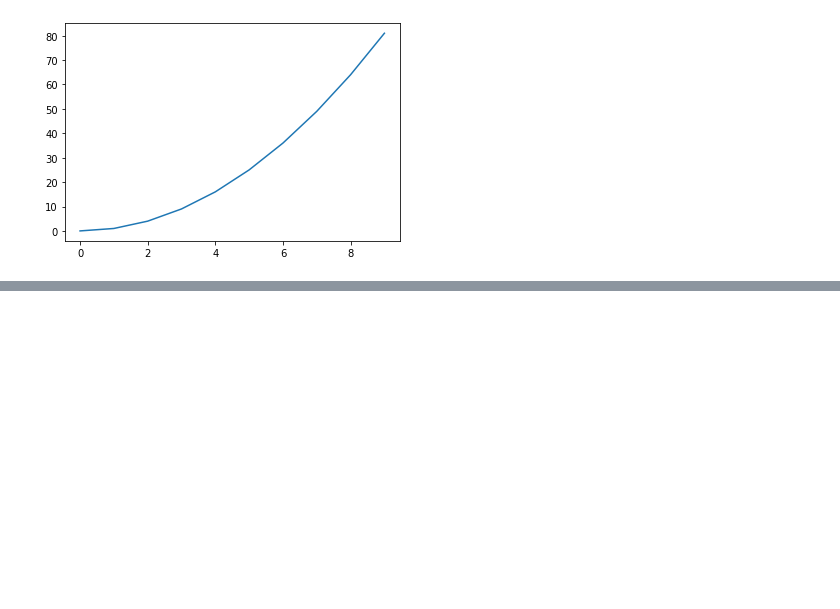
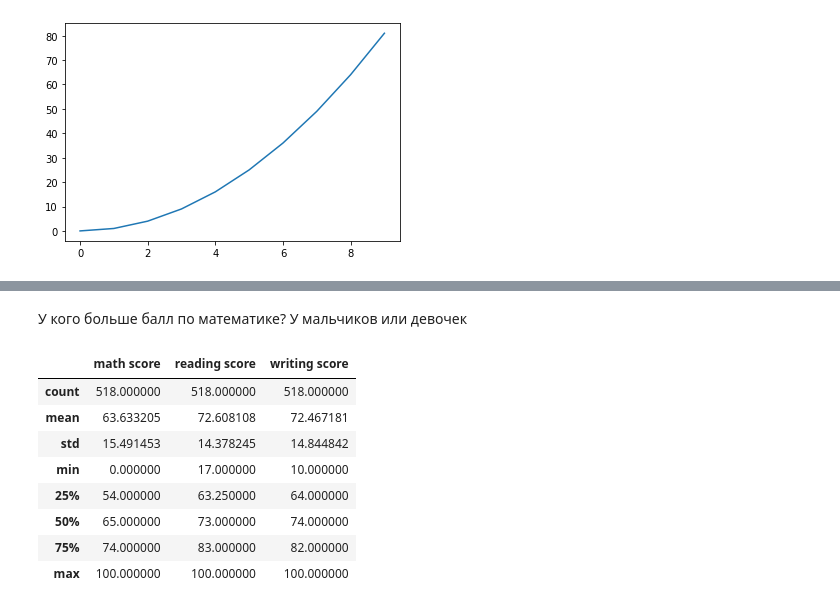
Before and after one commit to IlonaParik/SPBGU-Analitics-2021, a Jupyter notebook: lessons/student_performance.ipynb, the cells around one changed output, grey strips where cells are left out. Cells and saved outputs as stored; diff of their text form; code cells hidden in the pictures; blank space fills up the shorter version.

Commit message:
gender stat

```diff
--- a/lessons/student_performance.ipynb
+++ b/lessons/student_performance.ipynb
@@ -137,0 +150,14 @@ plt.plot(nums, [x**2 for x in nums])
+# %% [markdown]
+У кого больше балл по математике? У мальчиков или девочек
+# %%
+data[data['gender'] == 'female'].describe()
+# %% [output]
+|  | math score | reading score | writing score |
+| count | 518.000000 | 518.000000 | 518.000000 |
+| mean | 63.633205 | 72.608108 | 72.467181 |
+| std | 15.491453 | 14.378245 | 14.844842 |
+| min | 0.000000 | 17.000000 | 10.000000 |
+| 25% | 54.000000 | 63.250000 | 64.000000 |
+| 50% | 65.000000 | 73.000000 | 74.000000 |
+| 75% | 74.000000 | 83.000000 | 82.000000 |
+| max | 100.000000 | 100.000000 | 100.000000 |
```
Also changed, not shown: parts of 5 cells of this notebook, 2 other files.
